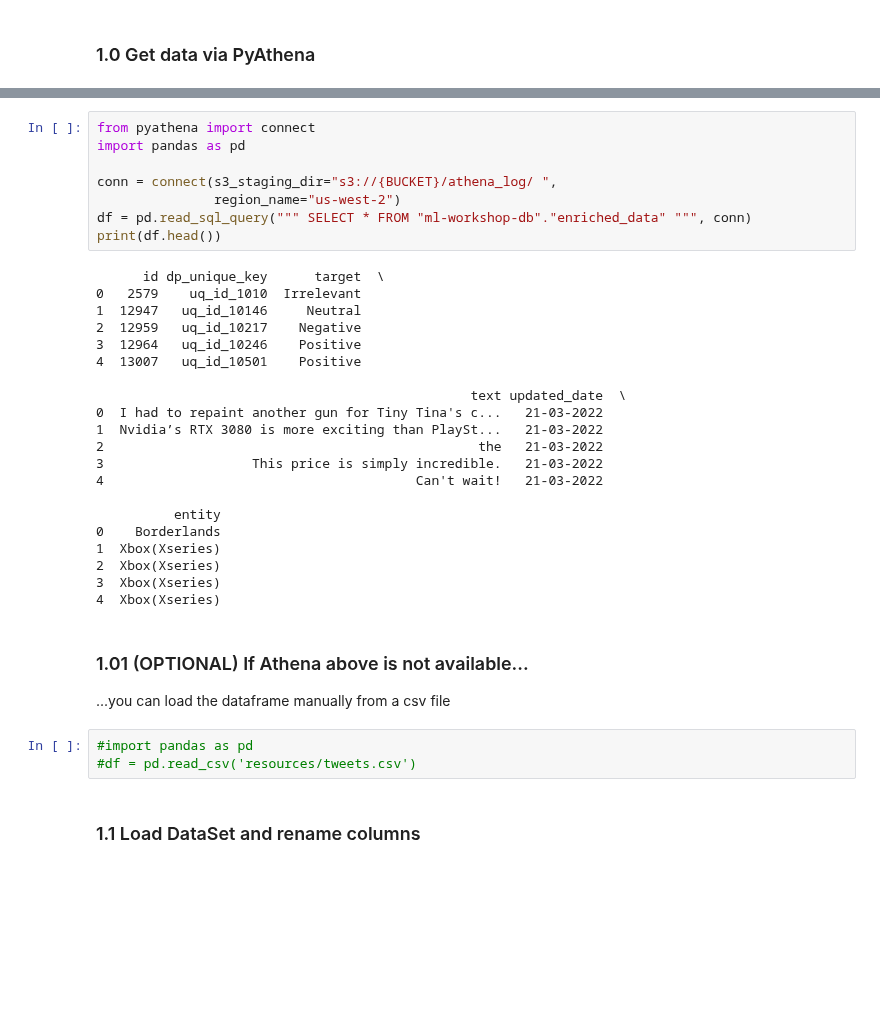
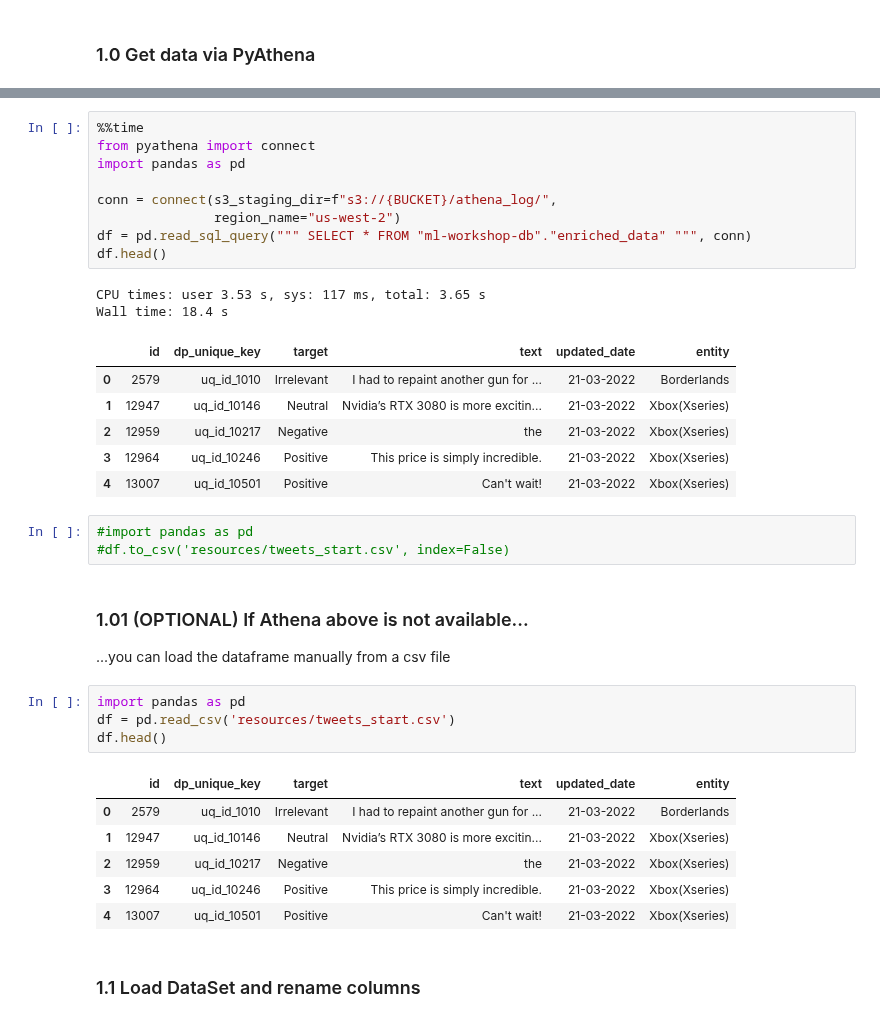
Before and after one commit to ConcurDataScience/ConcurMLWorkshop, a Jupyter notebook: 04_Model_Retrain_Automation/sentiment-classification-twitter-modularize.ipynb, the cells around one changed output, grey strips where cells are left out. Saved outputs shown, nothing was run; the diff lists cells and outputs as text; blank space fills up the shorter version.

```diff
--- a/04_Model_Retrain_Automation/sentiment-classification-twitter-modularize.ipynb
+++ b/04_Model_Retrain_Automation/sentiment-classification-twitter-modularize.ipynb
@@ -62,39 +63,39 @@ Requirement already satisfied: python-dateutil<3.0.0,>=2.1 in /home/ec2-user/ana
 Requirement already satisfied: six>=1.5 in /home/ec2-user/anaconda3/envs/python3/lib/python3.6/site-packages (from python-dateutil<3.0.0,>=2.1->botocore>=1.5.52->pyathena) (1.15.0)
 # %%
+%%time
 from pyathena import connect
 import pandas as pd
 
-conn = connect(s3_staging_dir="s3://{BUCKET}/athena_log/ ",
+conn = connect(s3_staging_dir=f"s3://{BUCKET}/athena_log/",
                region_name="us-west-2")
 df = pd.read_sql_query(""" SELECT * FROM "ml-workshop-db"."enriched_data" """, conn)
-print(df.head())
+df.head()
 # %% [output]
-      id dp_unique_key      target  \
-0   2579    uq_id_1010  Irrelevant
-1  12947   uq_id_10146     Neutral
-2  12959   uq_id_10217    Negative
-3  12964   uq_id_10246    Positive
-4  13007   uq_id_10501    Positive
-
-                                                text updated_date  \
-0  I had to repaint another gun for Tiny Tina's c...   21-03-2022
-1  Nvidia’s RTX 3080 is more exciting than PlaySt...   21-03-2022
-2                                                the   21-03-2022
-3                   This price is simply incredible.   21-03-2022
-4                                        Can't wait!   21-03-2022
-
-          entity
-0    Borderlands
-1  Xbox(Xseries)
-2  Xbox(Xseries)
-3  Xbox(Xseries)
-4  Xbox(Xseries)
+CPU times: user 3.53 s, sys: 117 ms, total: 3.65 s
+Wall time: 18.4 s
+|  | id | dp_unique_key | target | text | updated_date | entity |
+| 0 | 2579 | uq_id_1010 | Irrelevant | I had to repaint another gun for ... | 21-03-2022 | Borderlands |
+| 1 | 12947 | uq_id_10146 | Neutral | Nvidia’s RTX 3080 is more excitin... | 21-03-2022 | Xbox(Xseries) |
+| 2 | 12959 | uq_id_10217 | Negative | the | 21-03-2022 | Xbox(Xseries) |
+| 3 | 12964 | uq_id_10246 | Positive | This price is simply incredible. | 21-03-2022 | Xbox(Xseries) |
+| 4 | 13007 | uq_id_10501 | Positive | Can't wait! | 21-03-2022 | Xbox(Xseries) |
+# %%
+#import pandas as pd
+#df.to_csv('resources/tweets_start.csv', index=False)
 # %% [markdown]
 ### 1.01 (OPTIONAL) If Athena above is not available...
 ...you can load the dataframe manually from a csv file
 # %%
-#import pandas as pd
-#df = pd.read_csv('resources/tweets.csv')
+import pandas as pd
+df = pd.read_csv('resources/tweets_start.csv')
+df.head()
+# %% [output]
+|  | id | dp_unique_key | target | text | updated_date | entity |
+| 0 | 2579 | uq_id_1010 | Irrelevant | I had to repaint another gun for ... | 21-03-2022 | Borderlands |
+| 1 | 12947 | uq_id_10146 | Neutral | Nvidia’s RTX 3080 is more excitin... | 21-03-2022 | Xbox(Xseries) |
+| 2 | 12959 | uq_id_10217 | Negative | the | 21-03-2022 | Xbox(Xseries) |
+| 3 | 12964 | uq_id_10246 | Positive | This price is simply incredible. | 21-03-2022 | Xbox(Xseries) |
+| 4 | 13007 | uq_id_10501 | Positive | Can't wait! | 21-03-2022 | Xbox(Xseries) |
 # %% [markdown]
 ### 1.1 Load DataSet and rename columns
 # %%
```
Also changed, not shown: parts of 28 cells of this notebook, 6 other files.
